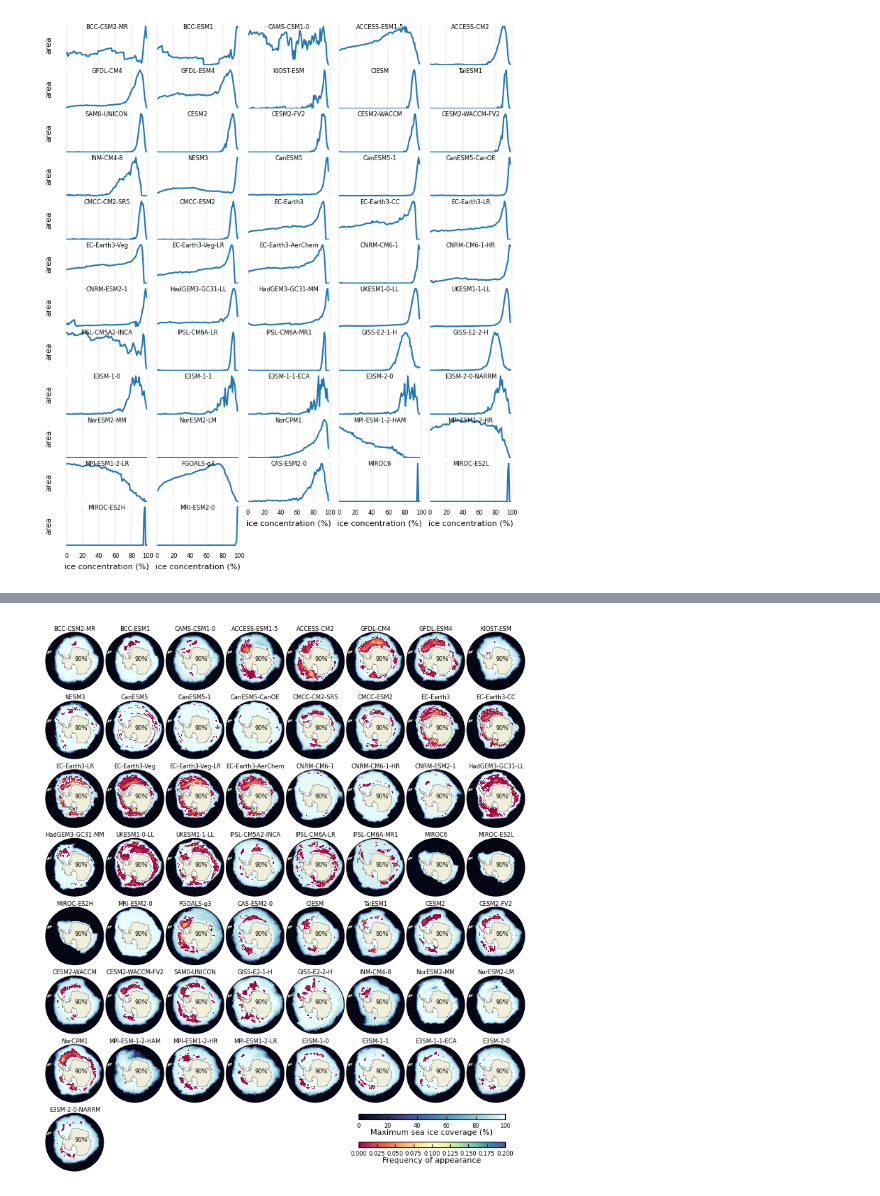
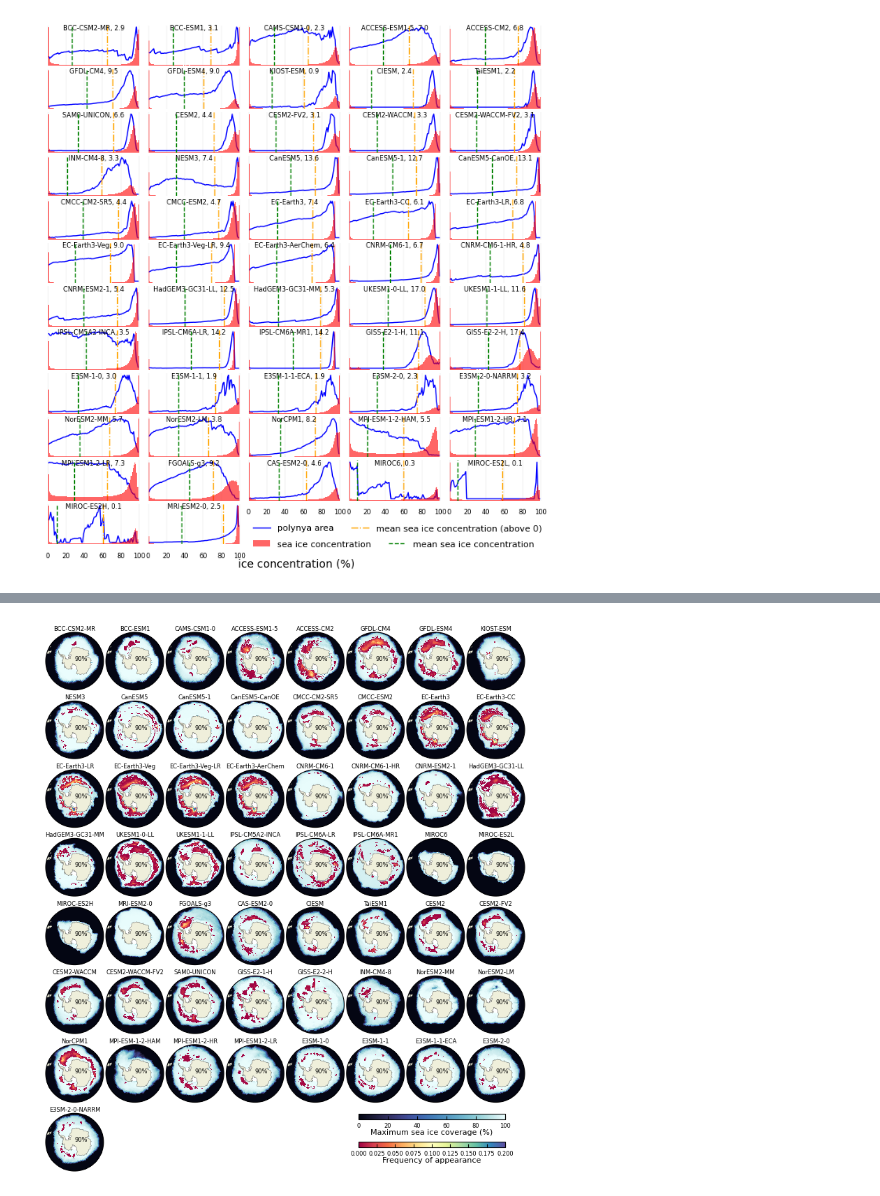
Before and after one commit to shunzi-work/SouthernOceanPolynya, a Jupyter notebook: IcePlot.ipynb, the cells around one changed output, grey strips where cells are left out. Cells and saved outputs as stored; diff of their text form; code cells hidden in the pictures.

Commit message:
new ice plots

```diff
--- a/part1/IcePlot.ipynb
+++ b/IcePlot.ipynb
@@ -108,50 +17,75 @@ for i in range(0, len(datapd)):
 # %%
 p0 = '../../SO_data/data_polynya_count/'
-# plt.style.use('seaborn-v0_8-whitegrid')
-fig = plt.figure(figsize=(6.5, 7.5))
+pice = '../../SO_data/data_siconc_w_area/'
+
+fig = plt.figure(figsize=(6.5, 7))
 n = 0
 ice_thresholds = np.arange(0, 100, step=1)
 
 for i in range(0, len(datapd)):
     name = datapd.at[i, 'source_id']
-    if ispickleexists(name, p0):
+    if ispickleexists(name, p0) and ispickleexists(name, pice):
         n+=1
         ds = openpickle(name, p0)
+        dssiconc = openpickle(name, pice)
+        ice_mean = dssiconc.siconc.mean(skipna = True)
+        ice_mean_not0 = dssiconc.siconc.where(dssiconc.siconc>0).mean(skipna = True)
+
         ax = fig.add_subplot(12, 5, n)
-        plt.subplots_adjust(left=0.01,
-                            bottom=0.01,
-                            right=0.99,
+        plt.subplots_adjust(left=0.015,
+                            bottom=0.045,
+                            right=0.985,
                             top=0.99,
-                            wspace=0.04,
+                            wspace=0.08,
                             hspace=0.08)
-        if np.max(ds)>0:
-            ax.plot(ice_thresholds[1:-1], ds[1:-1]/np.max(ds))
-        else:
-            ax.plot(ice_thresholds[1:-1], ds[1:-1])
-        if n == 1:
-            # x_min, x_max = ax.get_xlim()
-            y_min, y_max = ax.get_ylim()
-        else:
-            ax.set_ylim((y_min, y_max))
+
+        pa = ax.plot(ice_thresholds[1:], ds[1:]/np.max(ds[1:]), linewidth = 1,
+                     color = 'b', label = 'polynya area')
+
+        ax.set_ylim((-0.05, 1.05))
         ax.tick_params(labelsize = 6)
-        ax.set_title(name, fontsize=6, y=1.0, pad=-4)
+
+        titletext = "{}, {:.1f}".format(name, np.max(ds[1:])/1e12)
+        ax.set_title(titletext, fontsize=6, y=1.0, pad=-4)
+        # ax.text(5, 0.7, text_mean, fontsize = 6)
+
+        ax.set_xlim((-1,101))
         ax.set_xticks([0,20,40,60,80,100])
+
+        ax2 = ax.twinx()  # instantiate a second Axes that shares the same x-axis
+        icevalues = dssiconc.siconc.values.flatten()
+        icev = icevalues[icevalues>0]
+        pb = ax2.hist(icev, bins=100, color = 'red', edgecolor=None,
+                      alpha = 0.6, label = 'sea ice concentration')
+
+        pc = ax2.axvline(x=ice_mean.values.item(), color = 'g', linestyle = '--',
+                        linewidth=1, label = 'mean sea ice concentration')
+        pd = ax.axvline(x=ice_mean_not0.values.item(), color = 'orange', linestyle = '-.',
+                        linewidth=1, label = 'mean sea ice concentration (above 0)')
+
+
 
         if n<=52:
             ax.set_xticklabels([])
-        else:
-            ax.set_xlabel('ice concentration (%)', fontsize=8)
+        if n == 57:
+            ax.set_xlabel('ice concentration (%)', fontsize=10)
+            ax.xaxis.set_label_coords(1.6, -0.35)
+
         ax.set_yticklabels([])
         ax.set_frame_on(False)
         ax.tick_params(tick1On=False)
-        # ax.axis('off')
+        ax2.set_yticklabels([])
+        ax2.set_yticks([])
+        ax2.set_frame_on(False)
+        ax2.tick_params(tick1On=False)
 
-        # ax.grid()
-        ax.xaxis.grid(True,'major', ls='-', lw=0.2)
-        # if n>52:
-        #     # ax.set_xticks([])
-        #     ax.spines["bottom"].set_visible(True)
-        if n%5==1:
-            ax.set_ylabel('area', fontsize=8)
+        ax.xaxis.grid(True,'major', ls='-', lw=0.2, alpha = 0.6)
+        if n == 57:
+            l = ax.legend(fontsize = 8, frameon=False, loc='center left', bbox_to_anchor=(1.05, 0.4), ncol=2)
+            l2 = ax2.legend(fontsize = 8, frameon=False, loc='center left', bbox_to_anchor=(1.05, 0), ncol=2)
+        # break
+
+# fig.savefig('Sup_PolynyaCounts.eps', format='eps')
+fig.savefig('Sup_PolynyaCounts.pdf', format='pdf')
 # %% [output]
-[figure, old version]
+[figure, new version]
```
Also changed, not shown: parts of 20 cells of this notebook, 5 other files.
